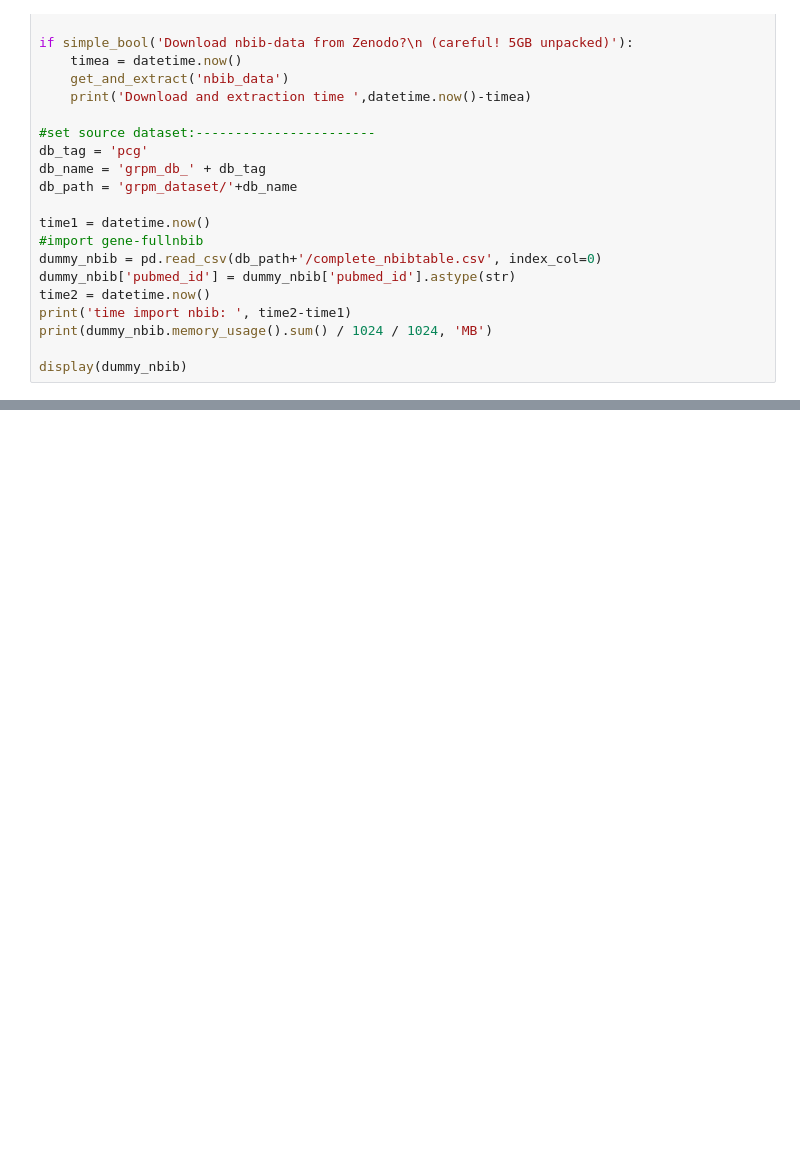
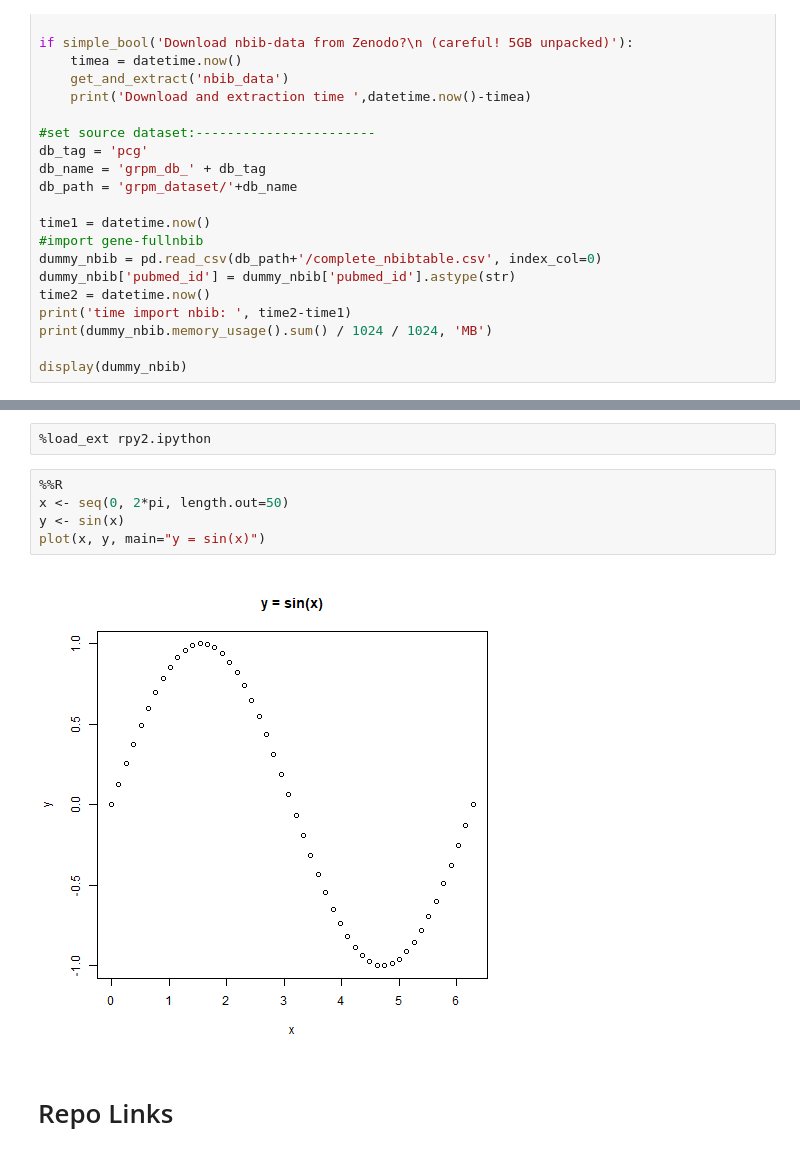
Before and after one commit to johndef64/pyutilities_datascience, a Jupyter notebook: general_utilities.ipynb, the cells around one changed output, grey strips where cells are left out. Cells and saved outputs as stored; diff of their text form; blank space fills up the shorter version.

```diff
--- a/general_utilities.ipynb
+++ b/general_utilities.ipynb
@@ -288,0 +552,11 @@ display(dummy_nbib)
+# %%
+%load_ext rpy2.ipython
+# %%
+%%R
+x <- seq(0, 2*pi, length.out=50)
+y <- sin(x)
+plot(x, y, main="y = sin(x)")
+# %% [output]
+[figure, added]
+# %% [markdown]
+# Repo Links
```
Also changed, not shown: parts of 31 cells of this notebook.
